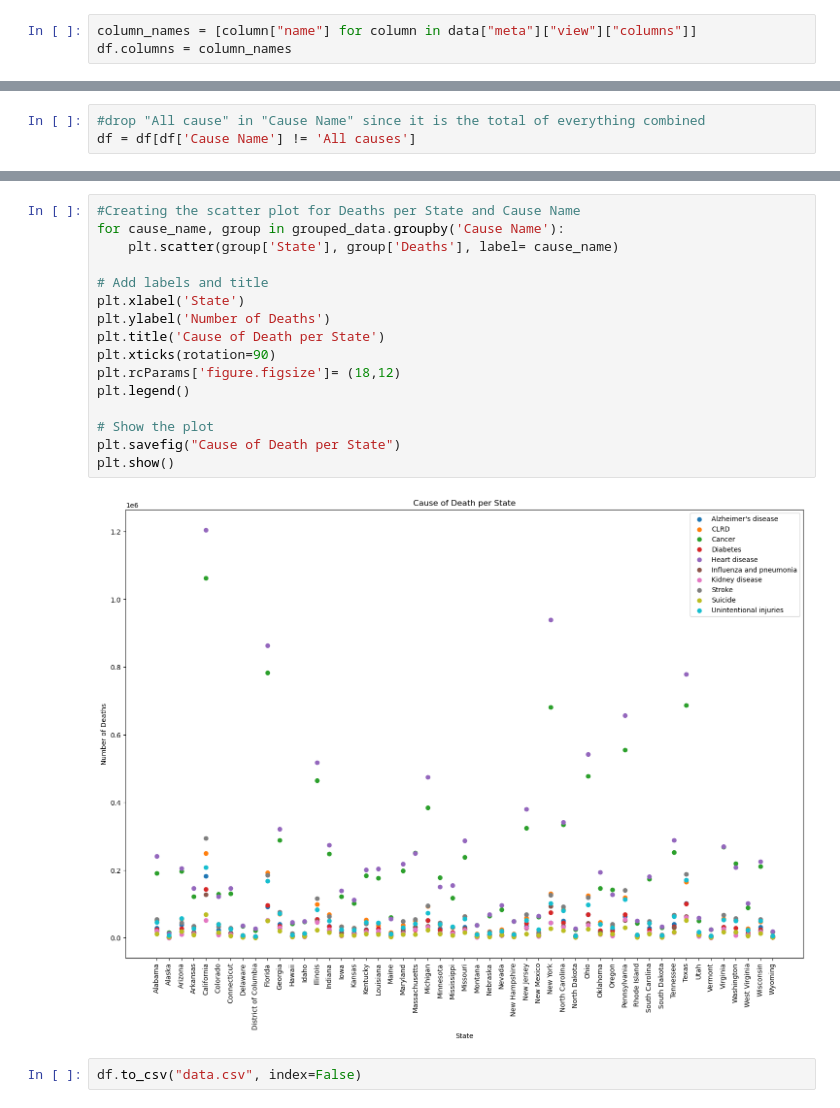
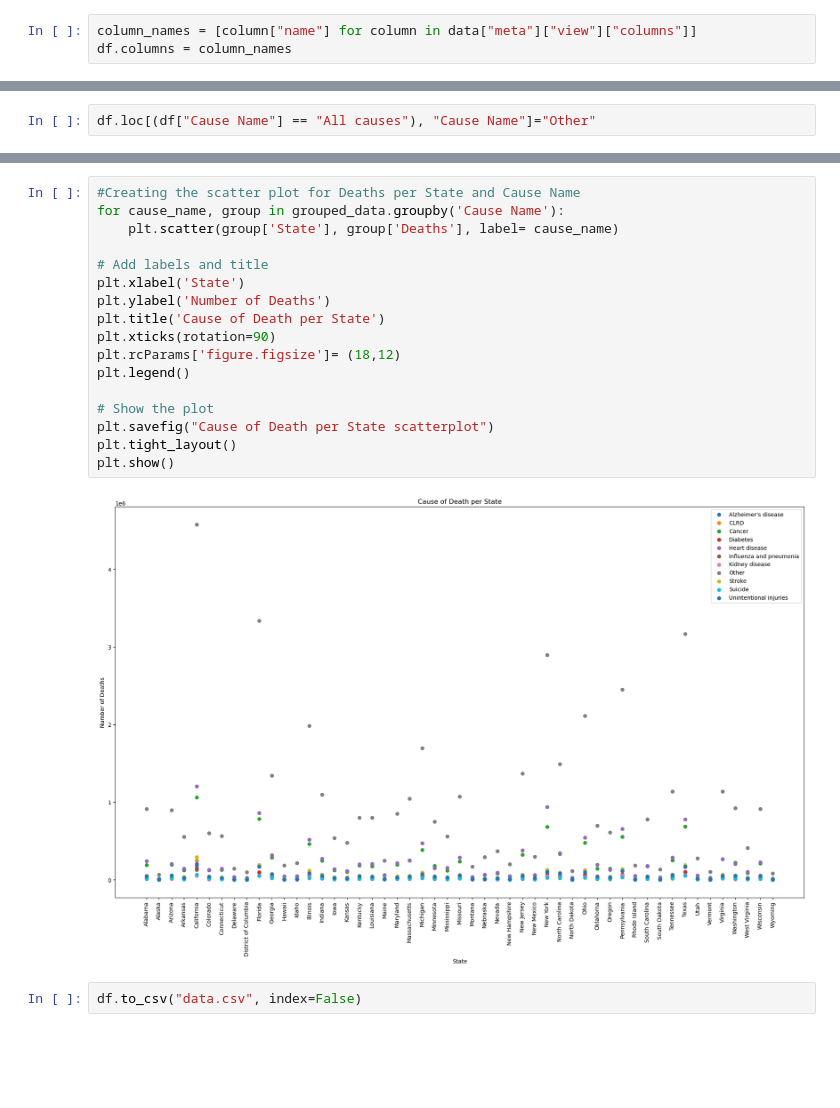
Before and after one commit to lyvianguyen/Project-3, a Jupyter notebook: Converting json to csv.ipynb, the cells around one changed output, grey strips where cells are left out. Cells and saved outputs as stored; diff of their text form; blank space fills up the shorter version.

```diff
--- a/Converting json to csv.ipynb
+++ b/Converting json to csv.ipynb
@@ -78,6 +85,5 @@ df.head()
 | 2 | row-7frh~9yb6-q2q4 | 00000000-0000-0000-6FE5-1E0821A4276B | 0 | 1571926784 | 1571926784 | 2017 | Accidents (unintentional injuries... | Unintentional injuries | Alaska | ... |
 | 3 | row-urf6.ayyb~8p5q | 00000000-0000-0000-26D0-367B1AF824D1 | 0 | 1571926784 | 1571926784 | 2017 | Accidents (unintentional injuries... | Unintentional injuries | Arizona | ... |
 | 4 | row-74k2-qi6f~77p7 | 00000000-0000-0000-C87C-FAD80FEC2E12 | 0 | 1571926784 | 1571926784 | 2017 | Accidents (unintentional injuries... | Unintentional injuries | Arkansas | ... |
-# %%
-#drop "All cause" in "Cause Name" since it is the total of everything combined
-df = df[df['Cause Name'] != 'All causes']
+# %%
+df.loc[(df["Cause Name"] == "All causes"), "Cause Name"]="Other"
@@ -219,21 +244,22 @@ plt.show()
 # %%
 #Creating the scatter plot for Deaths per State and Cause Name
 for cause_name, group in grouped_data.groupby('Cause Name'):
     plt.scatter(group['State'], group['Deaths'], label= cause_name)
 
 # Add labels and title
 plt.xlabel('State')
 plt.ylabel('Number of Deaths')
 plt.title('Cause of Death per State')
 plt.xticks(rotation=90)
 plt.rcParams['figure.figsize']= (18,12)
 plt.legend()
 
 # Show the plot
-plt.savefig("Cause of Death per State")
+plt.savefig("Cause of Death per State scatterplot")
+plt.tight_layout()
 plt.show()
 # %% [output]
-[figure, old version]
+[figure, new version]
 # %%
 df.to_csv("data.csv", index=False)
 # %%
```
Also changed, not shown: parts of 9 cells of this notebook.
